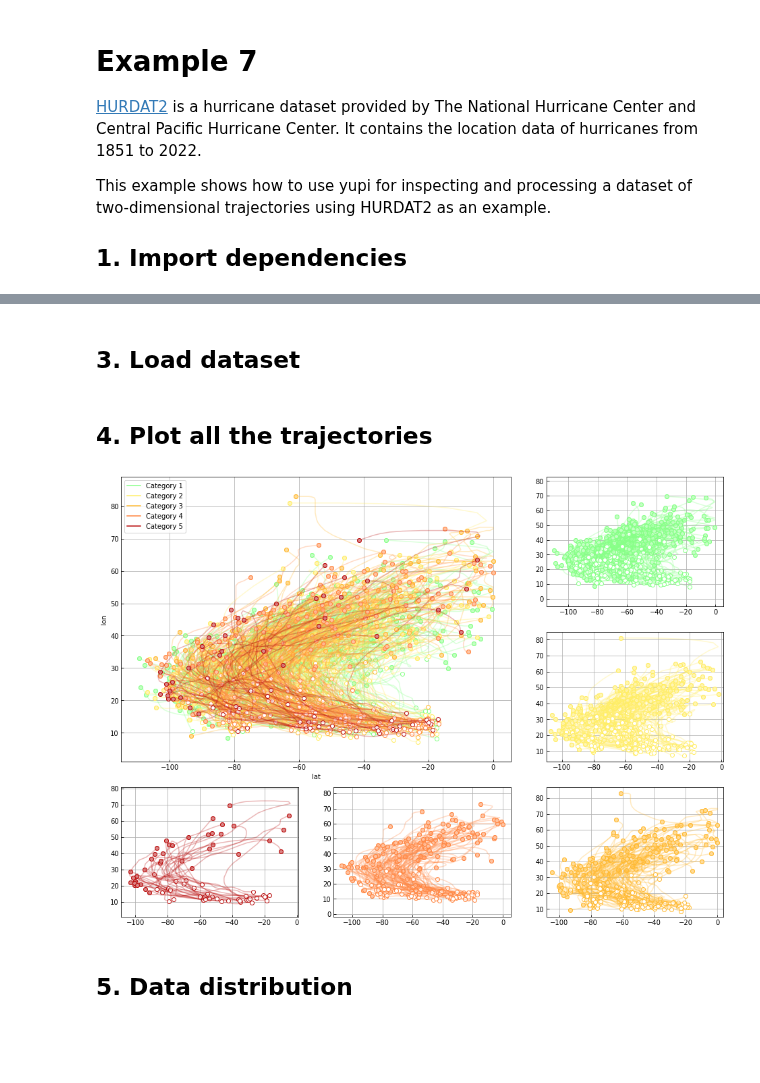
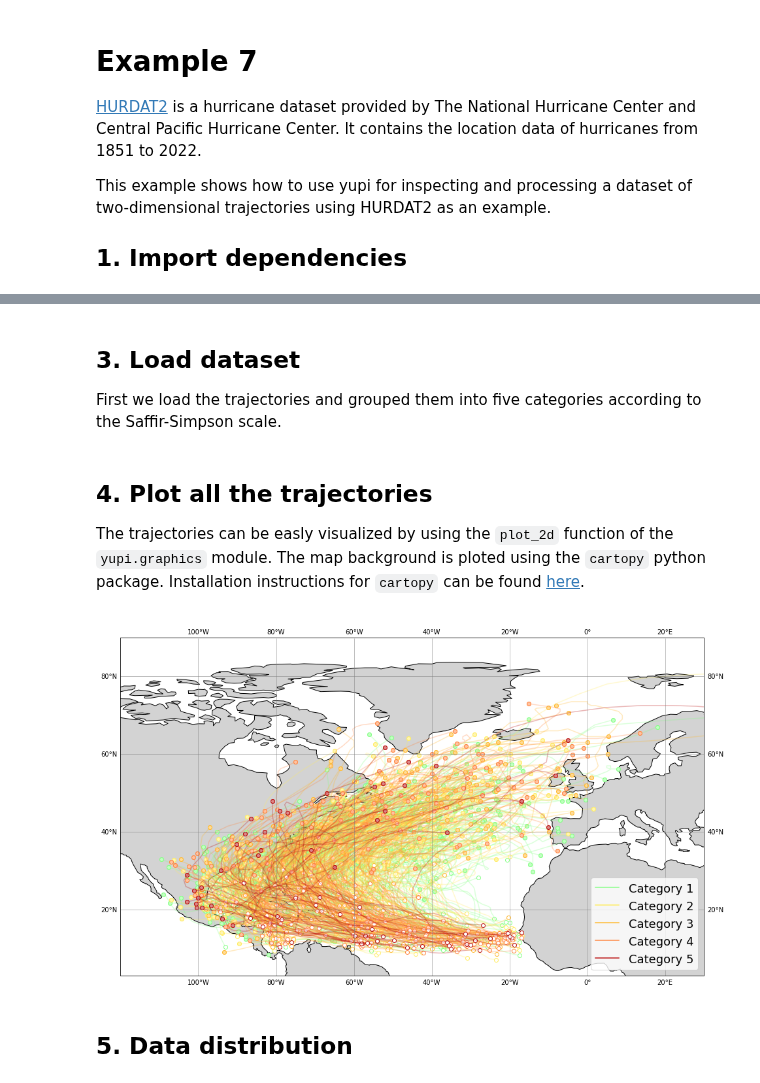
Before and after one commit to yupidevs/yupi_examples, a Jupyter notebook: example_007.ipynb, the cells around one changed output, grey strips where cells are left out. Saved outputs shown, nothing was run; the diff lists cells and outputs as text; code cells hidden in the pictures; blank space fills up the shorter version.

```diff
--- a/example_007.ipynb
+++ b/example_007.ipynb
@@ -36,3 +33,5 @@ def boxplot_style(cat):
 # %% [markdown]
 ## 3. Load dataset
+
+First we load the trajectories and grouped them into five categories according to the Saffir-Simpson scale.
 # %%
@@ -44,26 +45,26 @@ with open("resources/data/hurdat2.json", "r", encoding="utf-8") as data_fd:
             hurricanes[cat].append(JSONSerializer.from_json(traj))
 # %% [markdown]
 ## 4. Plot all the trajectories
+
+The trajectories can be easly visualized by using the `plot_2d` function of the `yupi.graphics` module. The map background is ploted using the `cartopy` python package. Installation instructions for `cartopy` can be found [here](https://scitools.org.uk/cartopy/docs/latest/installing.html).
-# %%
-plt.figure(figsize=(16, 12))
-gs = plt.GridSpec(3, 3)
-subplots = [gs[:2,:2], gs[0, 2], gs[1, 2], gs[2, 2], gs[2, 1], gs[2, 0]]
-for cat, hurrs in hurricanes.items():
-    plt.subplot(subplots[0]) # Main subplot
-    main_ax = plot_2d(hurrs, legend=False, color=COLORS[cat - 1], alpha=0.3, show=False)
-    main_ax.update({"xlabel": "lat", "ylabel": "lon"})
-
-    plt.subplot(subplots[cat]) # Category subplot
-    ax = plot_2d(hurrs, legend=False, color=COLORS[cat - 1], alpha=0.3, show=False)
-    ax.update({"xlabel": "", "ylabel": ""})
-
-main_ax.legend(handles=[
-    plt.plot([], [], color=color, label=f"Category {cat}")[0]
-    for color, cat in zip(COLORS, CATEGORIES)
-])
-plt.show()
-# %% [output]
-[figure, removed]
+# %%
+fig = plt.figure(figsize=(16, 10))
+ax = plt.axes(projection=ccrs.PlateCarree())
+ax.coastlines()
+ax.add_feature(cfeature.LAND, facecolor='lightgray')
+ax.gridlines(crs=ccrs.PlateCarree(), linewidth=1, color='gray', alpha=0.5, draw_labels=True)
+for cat, hurrs in hurricanes.items():
+    ax = plot_2d(hurrs, legend=False, color=COLORS[cat - 1], alpha=0.3, show=False)
+
+ax.update({"xlabel": "lat", "ylabel": "lon"})
+ax.set_extent([-120, 30, 20, 50])
+ax.legend(handles=[
+    plt.plot([], [], color=color, label=f"Category {cat}")[0]
+    for color, cat in zip(COLORS, CATEGORIES)
+], loc=4, fontsize=18)
+plt.show()
+# %% [output]
+[figure, added]
 # %% [markdown]
 ## 5. Data distribution
 # %%
```
Also changed, not shown: parts of 9 cells of this notebook, 6 other files.
